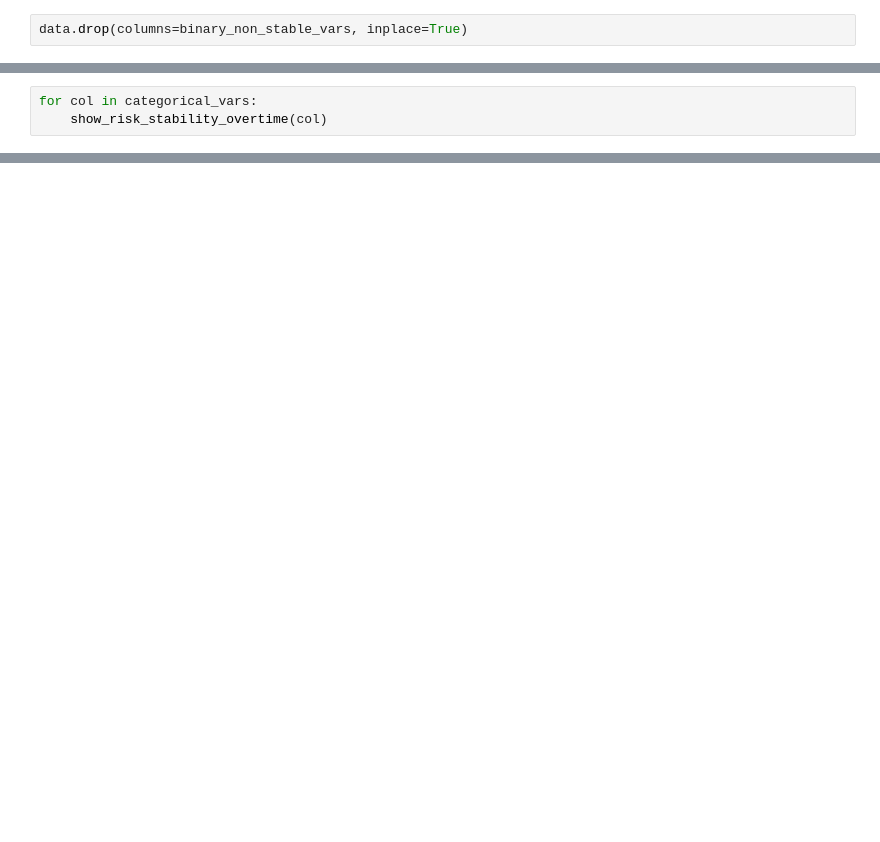
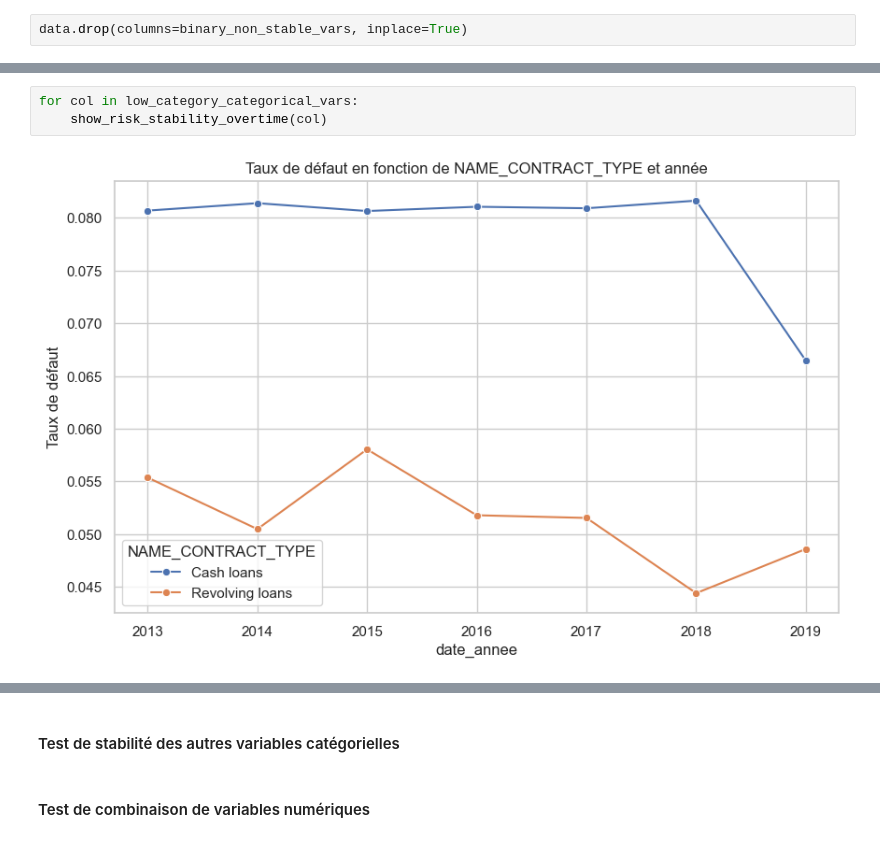
Before and after one commit to jeannoj99/Challenge_Nexialog_PD, a Jupyter notebook: notebooks/EDA.ipynb, the cells around one changed output, grey strips where cells are left out. Cells and saved outputs as stored; diff of their text form; blank space fills up the shorter version.

```diff
--- a/notebooks/EDA.ipynb
+++ b/notebooks/EDA.ipynb
@@ -287,3 +407,5 @@ for colname in categorical_vars:
 # %%
-for col in categorical_vars:
+for col in low_category_categorical_vars:
     show_risk_stability_overtime(col)
+# %% [output]
+[figure, added]
@@ -289,0 +420,4 @@ for col in categorical_vars:
+# %% [markdown]
+#### Test de stabilité des autres variables catégorielles
+# %% [markdown]
+#### Test de combinaison de variables numériques
```
Also changed, not shown: parts of 50 cells of this notebook, 7 other files.
